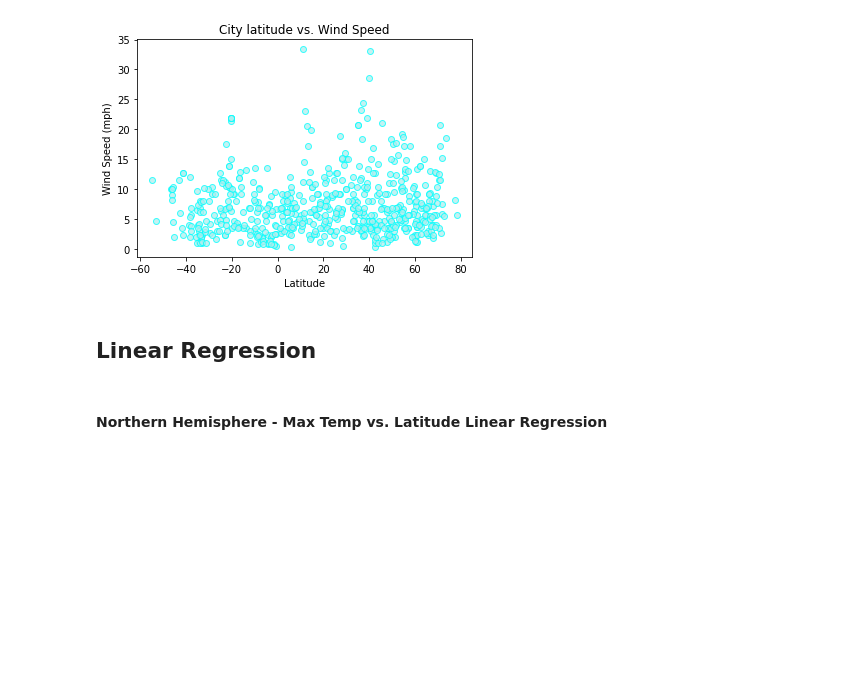
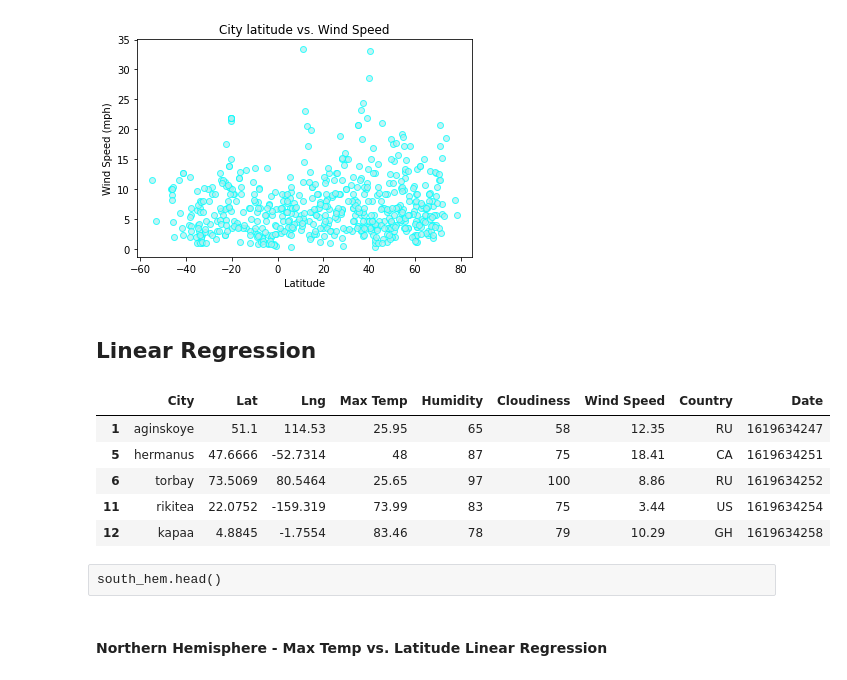
Before and after one commit to mgeffroy/Python_api_challenge, a Jupyter notebook: WeatherPy/Weather/WeatherPy.ipynb, the cells around one changed output. Cells and saved outputs as stored; diff of their text form; code cells hidden in the pictures; blank space fills up the shorter version.

Commit message:
Created db for south and north hemispheres

```diff
--- a/WeatherPy/Weather/WeatherPy.ipynb
+++ b/WeatherPy/Weather/WeatherPy.ipynb
@@ -250,6 +250,20 @@ Text(0, 0.5, 'Wind Speed (mph)')
 ## Linear Regression
 # %%
 #Make a group for the north hemisphere and the south hemisphere
+north_hem = weather_df.loc[ weather_df['Lat'] > 0 ,:]
+south_hem= weather_df.loc[ weather_df['Lat'] < 0, :]
+# %%
+#Check both dataframes to see if they work
+north_hem.head()
+# %% [output]
+|  | City | Lat | Lng | Max Temp | Humidity | Cloudiness | Wind Speed | Country | Date |
+| 1 | aginskoye | 51.1 | 114.53 | 25.95 | 65 | 58 | 12.35 | RU | 1619634247 |
+| 5 | hermanus | 47.6666 | -52.7314 | 48 | 87 | 75 | 18.41 | CA | 1619634251 |
+| 6 | torbay | 73.5069 | 80.5464 | 25.65 | 97 | 100 | 8.86 | RU | 1619634252 |
+| 11 | rikitea | 22.0752 | -159.319 | 73.99 | 83 | 75 | 3.44 | US | 1619634254 |
+| 12 | kapaa | 4.8845 | -1.7554 | 83.46 | 78 | 79 | 10.29 | GH | 1619634258 |
+# %% [raw]
+south_hem.head()
 # %% [markdown]
 #### Northern Hemisphere - Max Temp vs. Latitude Linear Regression
 # %% [markdown]
```
Also changed, not shown: parts of 3 cells of this notebook, 1 other file.
